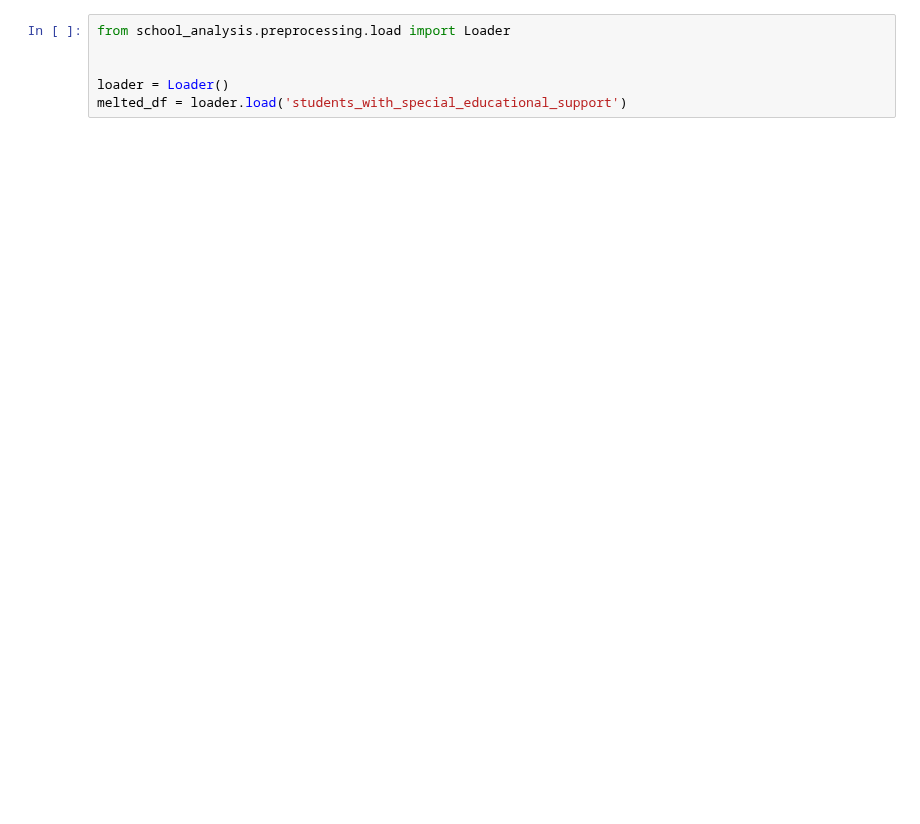
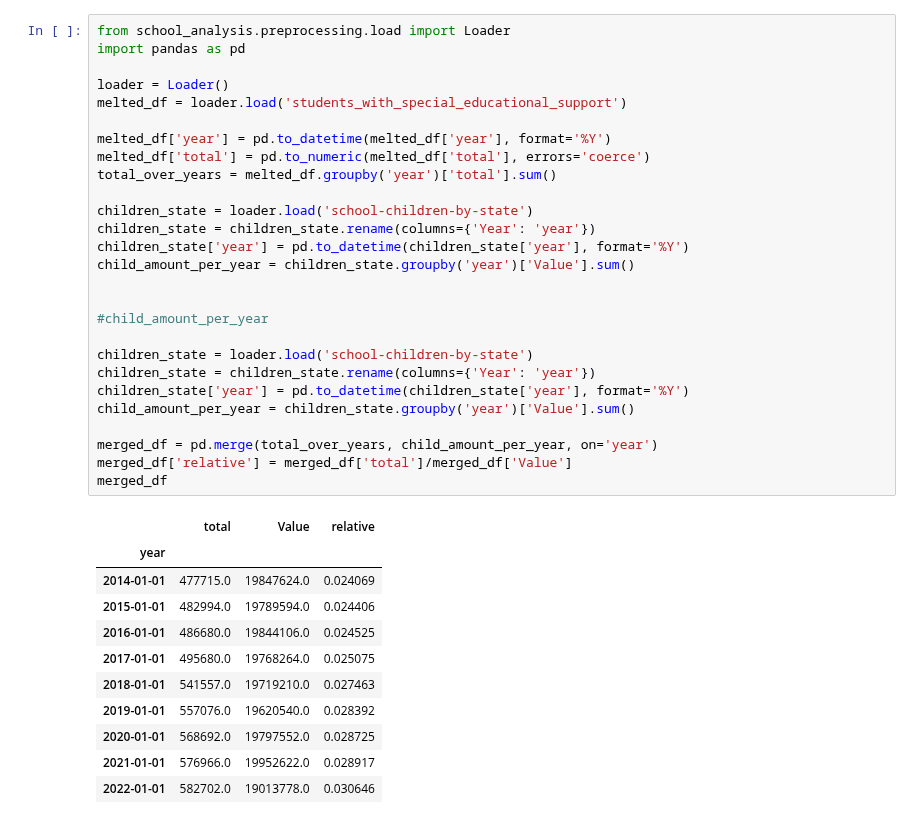
Before and after one commit to KarylReyne/DataLiteracyWS23, a Jupyter notebook: exp/JS-003-Students_With_Special_Edu_Support.ipynb, the cells around one changed output. Saved outputs shown, nothing was run; the diff lists cells and outputs as text; blank space fills up the shorter version.

```diff
--- a/exp/JS-003-Students_With_Special_Edu_Support.ipynb
+++ b/exp/JS-003-Students_With_Special_Edu_Support.ipynb
@@ -1,9 +1,42 @@
-# %%
-from school_analysis.preprocessing.load import Loader
-
-
-loader = Loader()
-melted_df = loader.load('students_with_special_educational_support')
+# %%
+from school_analysis.preprocessing.load import Loader
+import pandas as pd
+
+loader = Loader()
+melted_df = loader.load('students_with_special_educational_support')
+
+melted_df['year'] = pd.to_datetime(melted_df['year'], format='%Y')
+melted_df['total'] = pd.to_numeric(melted_df['total'], errors='coerce')
+total_over_years = melted_df.groupby('year')['total'].sum()
+
+children_state = loader.load('school-children-by-state')
+children_state = children_state.rename(columns={'Year': 'year'})
+children_state['year'] = pd.to_datetime(children_state['year'], format='%Y')
+child_amount_per_year = children_state.groupby('year')['Value'].sum()
+
+
+#child_amount_per_year
+
+children_state = loader.load('school-children-by-state')
+children_state = children_state.rename(columns={'Year': 'year'})
+children_state['year'] = pd.to_datetime(children_state['year'], format='%Y')
+child_amount_per_year = children_state.groupby('year')['Value'].sum()
+
+merged_df = pd.merge(total_over_years, child_amount_per_year, on='year')
+merged_df['relative'] = merged_df['total']/merged_df['Value']
+merged_df
+# %% [output]
+|  | total | Value | relative |
+| year |  |  |  |
+| 2014-01-01 | 477715.0 | 19847624.0 | 0.024069 |
+| 2015-01-01 | 482994.0 | 19789594.0 | 0.024406 |
+| 2016-01-01 | 486680.0 | 19844106.0 | 0.024525 |
+| 2017-01-01 | 495680.0 | 19768264.0 | 0.025075 |
+| 2018-01-01 | 541557.0 | 19719210.0 | 0.027463 |
+| 2019-01-01 | 557076.0 | 19620540.0 | 0.028392 |
+| 2020-01-01 | 568692.0 | 19797552.0 | 0.028725 |
+| 2021-01-01 | 576966.0 | 19952622.0 | 0.028917 |
+| 2022-01-01 | 582702.0 | 19013778.0 | 0.030646 |
 # %%
 import pandas as pd
 import matplotlib.pyplot as plt
```
Also changed, not shown: parts of 1 cell of this notebook, 3 other files.
